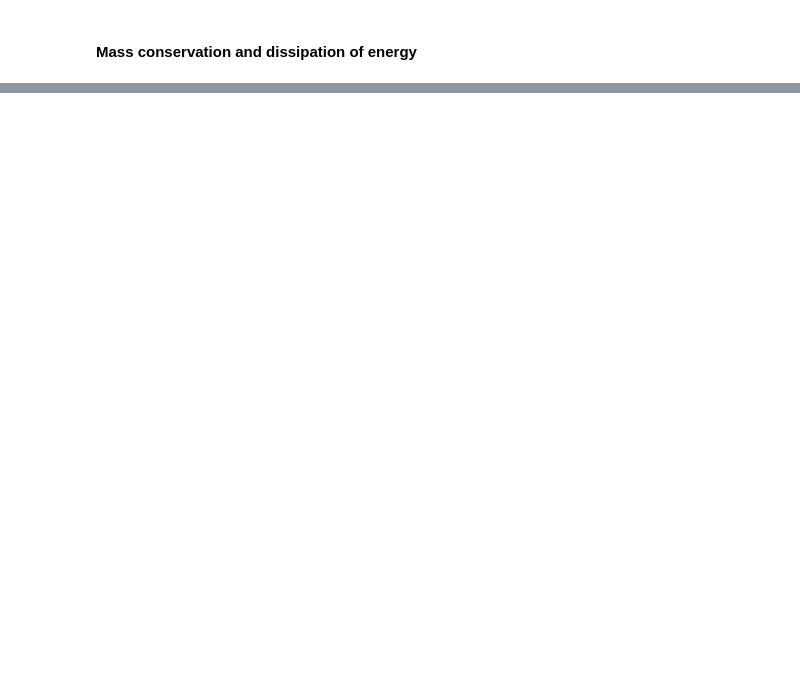
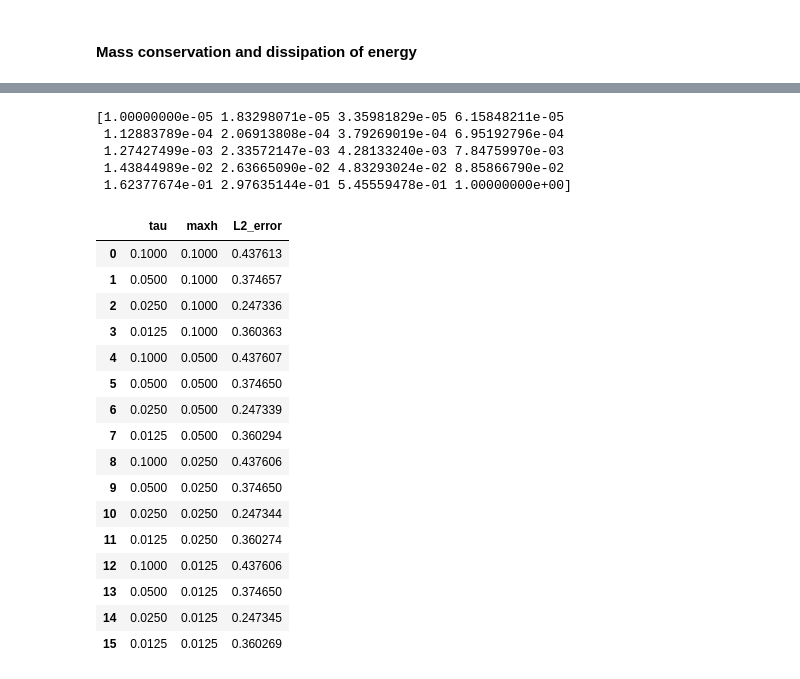
Before and after one commit to sannejamila/FEM_Project2, a Jupyter notebook: Handin.ipynb, the cells around one changed output, grey strips where cells are left out. Cells and saved outputs as stored; diff of their text form; code cells hidden in the pictures; blank space fills up the shorter version.

```diff
--- a/Handin.ipynb
+++ b/Handin.ipynb
@@ -301,0 +310,15 @@ plt.show()
+# %%
+N = np.array([1,2,3,4])
+H = 0.2*2.0**(-N)
+Tau =  H
+import math
+max_tau = H[1]
+
+time_step = time_adaptivity(T,math.ceil(T / max_tau),1e-5)
+print(time_step)
+# %% [output]
+[1.00000000e-05 1.83298071e-05 3.35981829e-05 6.15848211e-05
+ 1.12883789e-04 2.06913808e-04 3.79269019e-04 6.95192796e-04
+ 1.27427499e-03 2.33572147e-03 4.28133240e-03 7.84759970e-03
+ 1.43844989e-02 2.63665090e-02 4.83293024e-02 8.85866790e-02
+ 1.62377674e-01 2.97635144e-01 5.45559478e-01 1.00000000e+00]
@@ -301,0 +380,20 @@ plt.show()
+# %%
+df
+# %% [output]
+|  | tau | maxh | L2_error |
+| 0 | 0.1000 | 0.1000 | 0.437613 |
+| 1 | 0.0500 | 0.1000 | 0.374657 |
+| 2 | 0.0250 | 0.1000 | 0.247336 |
+| 3 | 0.0125 | 0.1000 | 0.360363 |
+| 4 | 0.1000 | 0.0500 | 0.437607 |
+| 5 | 0.0500 | 0.0500 | 0.374650 |
+| 6 | 0.0250 | 0.0500 | 0.247339 |
+| 7 | 0.0125 | 0.0500 | 0.360294 |
+| 8 | 0.1000 | 0.0250 | 0.437606 |
+| 9 | 0.0500 | 0.0250 | 0.374650 |
+| 10 | 0.0250 | 0.0250 | 0.247344 |
+| 11 | 0.0125 | 0.0250 | 0.360274 |
+| 12 | 0.1000 | 0.0125 | 0.437606 |
+| 13 | 0.0500 | 0.0125 | 0.374650 |
+| 14 | 0.0250 | 0.0125 | 0.247345 |
+| 15 | 0.0125 | 0.0125 | 0.360269 |
```
Also changed, not shown: parts of 8 cells of this notebook, 3 other files.
